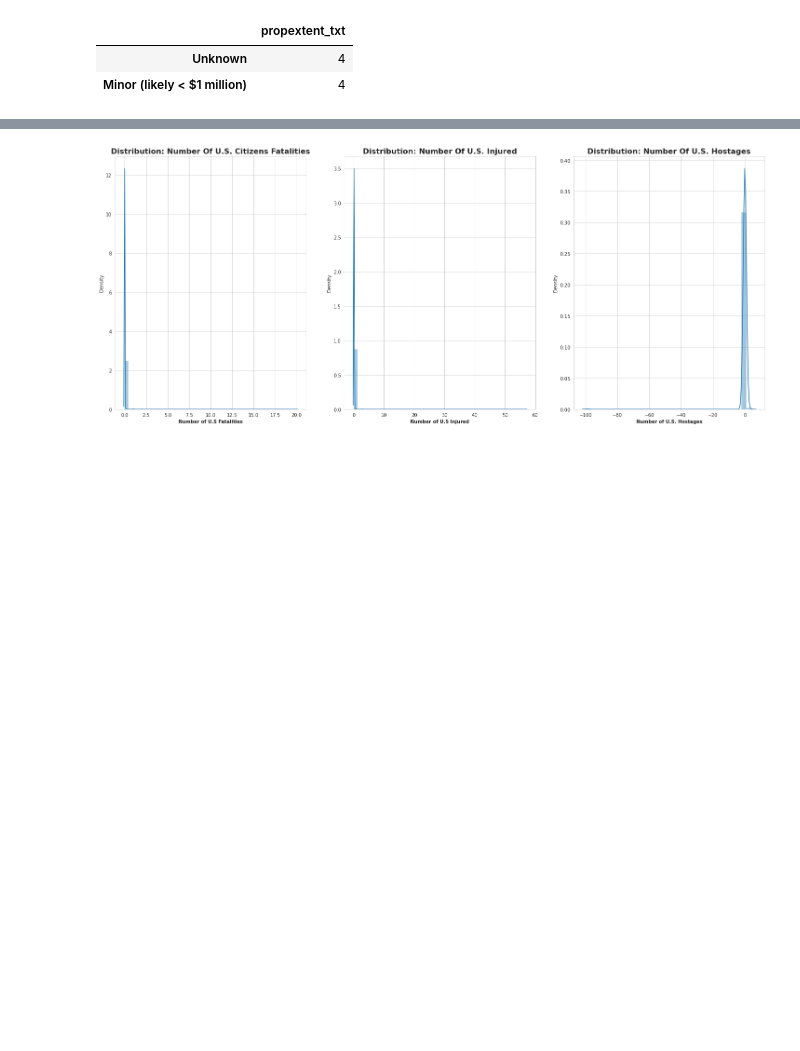
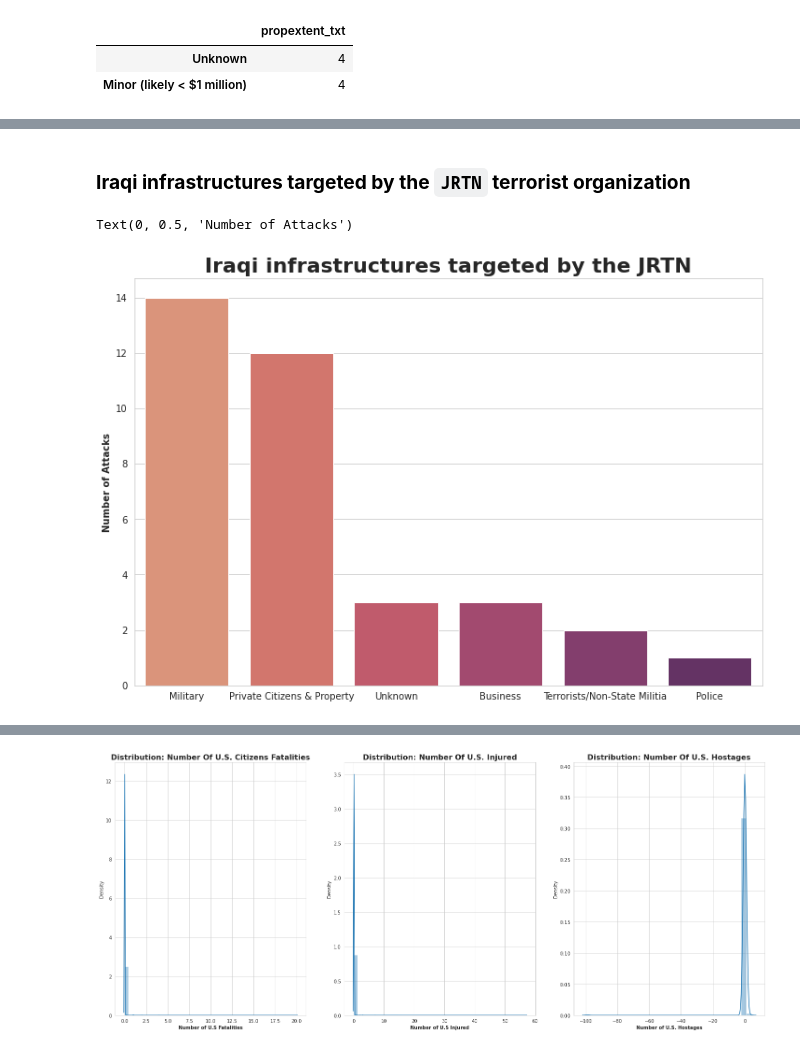
Before and after one commit to ratmadjads/DSC680, a Jupyter notebook: notebooks/DSC680_MileStoneThree_AtmadjaRio.ipynb, the cells around one changed output, grey strips where cells are left out. Saved outputs shown, nothing was run; the diff lists cells and outputs as text; code cells hidden in the pictures; blank space fills up the shorter version.

```diff
--- a/notebooks/DSC680_MileStoneThree_AtmadjaRio.ipynb
+++ b/notebooks/DSC680_MileStoneThree_AtmadjaRio.ipynb
@@ -576,0 +705,11 @@ pd.DataFrame(pkk_df.query("property == 1")['propextent_txt'].dropna().value_coun
+# %% [markdown]
+### **Iraqi infrastructures targeted by the `JRTN` terrorist organization**
+# %%
+plt.rcParams['figure.figsize'] = (12,8)
+infra, n_damage = zip(*jrtn_df['targtype1_txt'].value_counts().to_dict().items())
+ax = sns.barplot(x=list(infra), y=list(n_damage), palette='flare')
+ax.set_title("Iraqi infrastructures targeted by the JRTN", fontweight='bold', fontsize=22)
+ax.set_ylabel("Number of Attacks", fontweight='bold')
+# %% [output]
+Text(0, 0.5, 'Number of Attacks')
+[figure, added]
```
Also changed, not shown: parts of 29 cells of this notebook.
